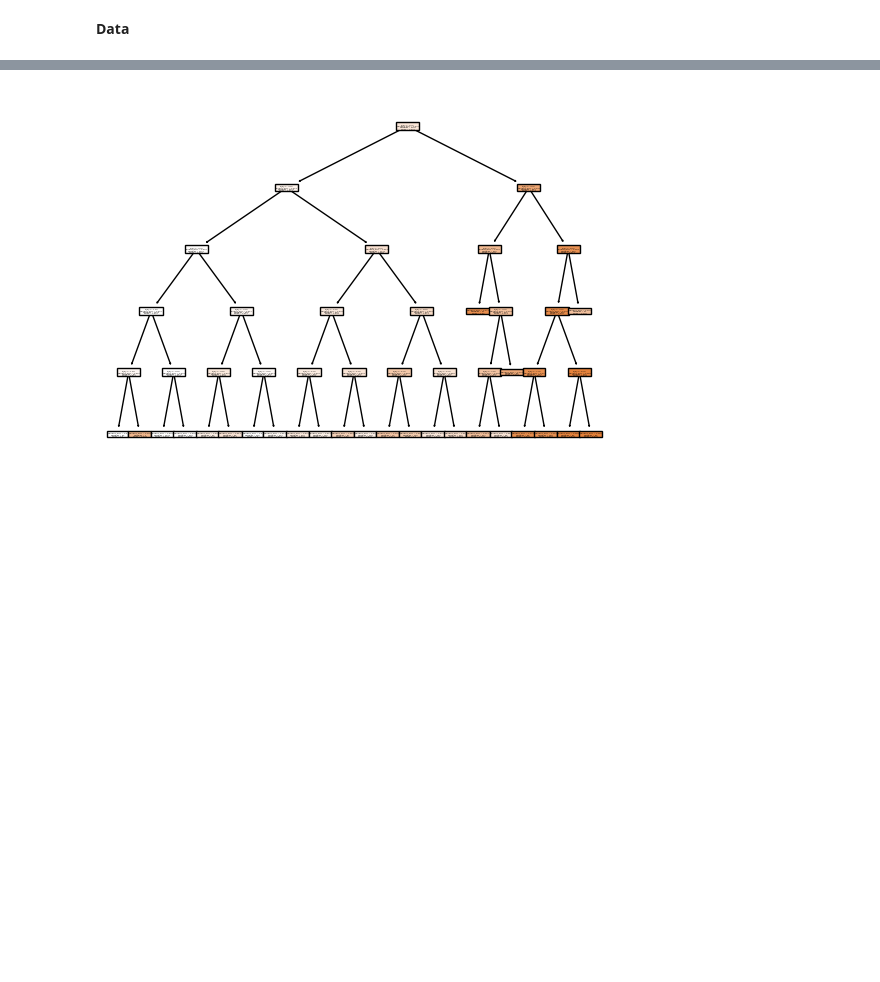
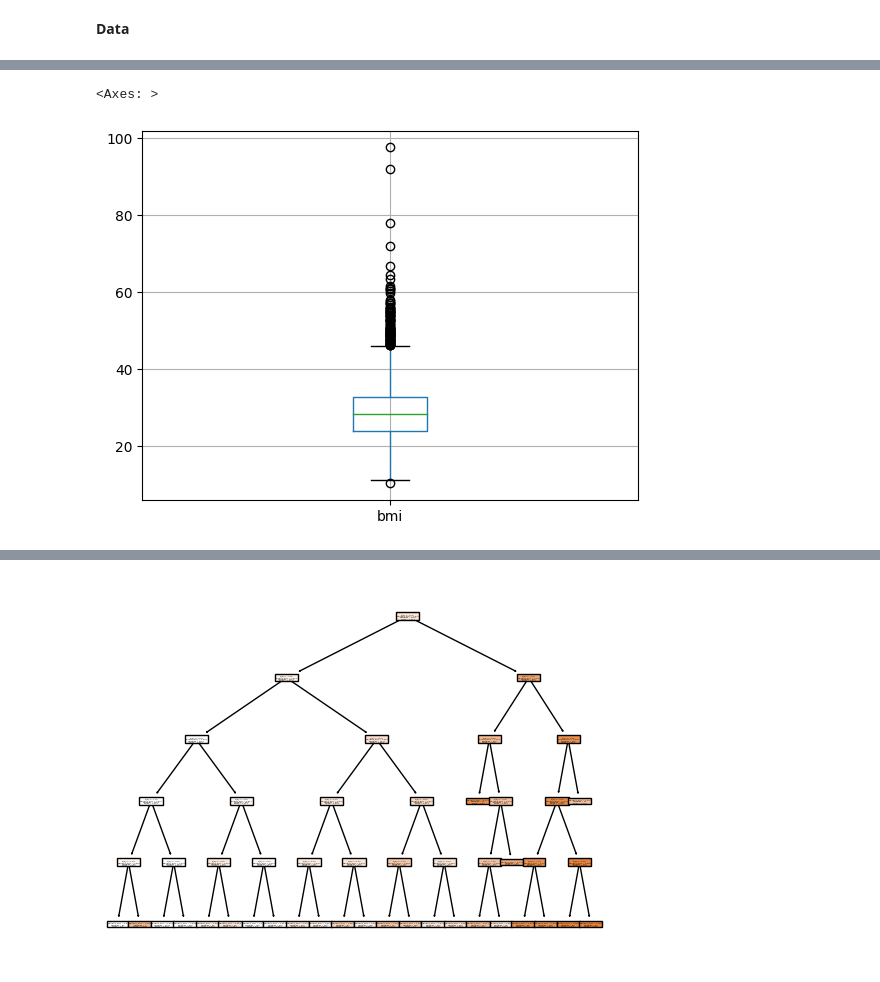
Before and after one commit to racheljhuh/EDA, a Jupyter notebook: Project2.ipynb, the cells around one changed output, grey strips where cells are left out. Cells and saved outputs as stored; diff of their text form; code cells hidden in the pictures; blank space fills up the shorter version.

```diff
--- a/Project2.ipynb
+++ b/Project2.ipynb
@@ -46,0 +84,7 @@ X_train.head()
+# %%
+X_train.boxplot(column='bmi')
+#While there is a lot of outliers, these are all valid BMI's to have, so we left them in because
+#a high BMI might be very telling of a stroke.
+# %% [output]
+<Axes: >
+[figure, added]
```
Also changed, not shown: parts of 23 cells of this notebook.
